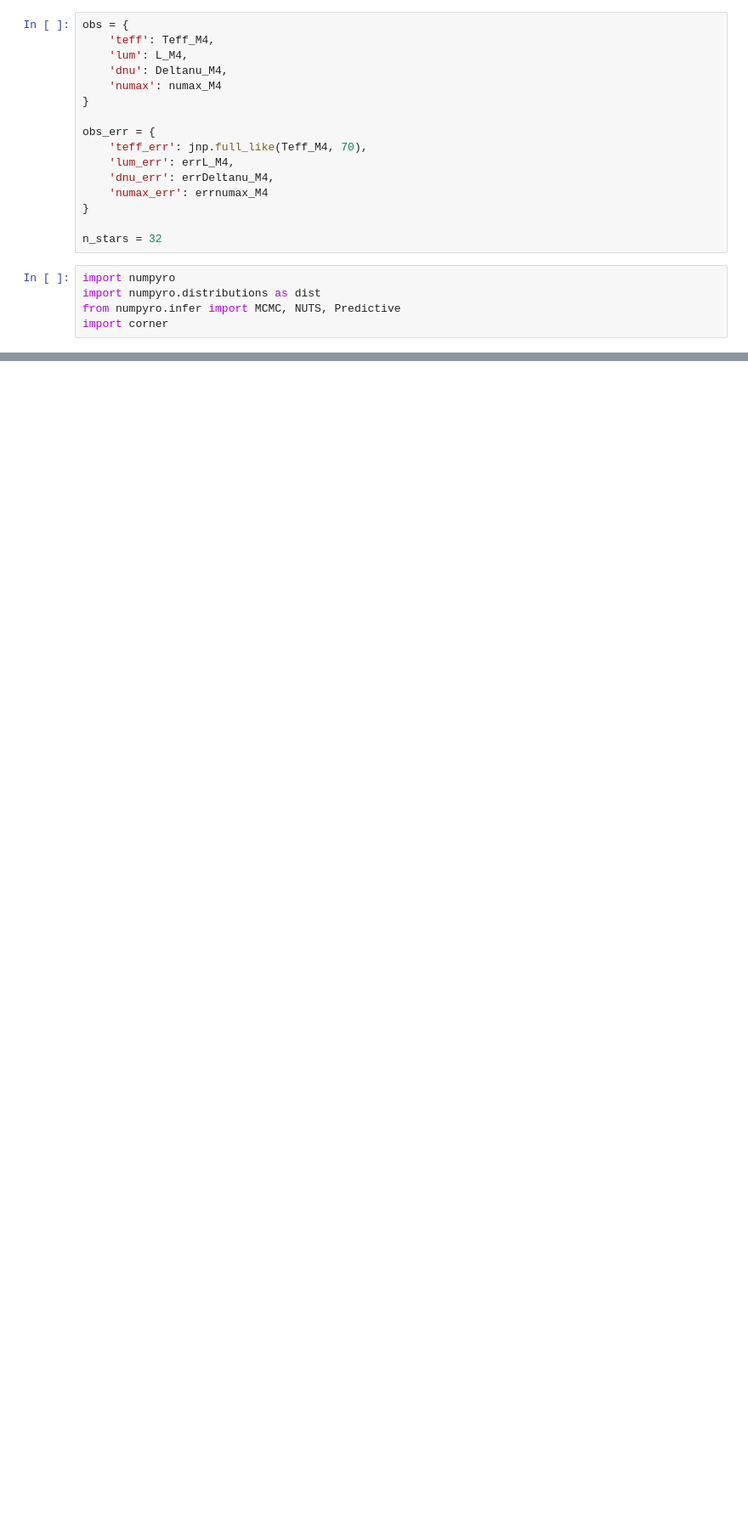
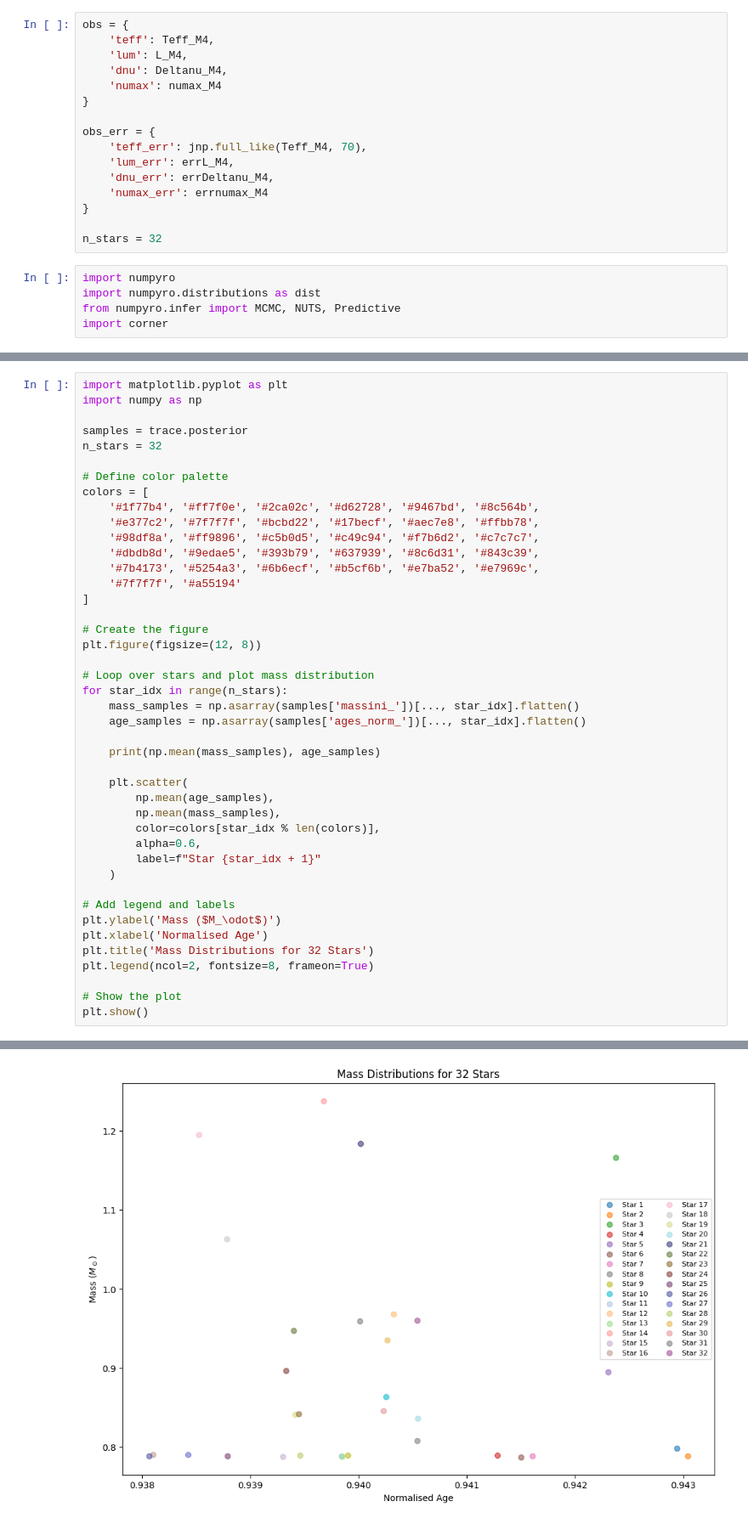
Before and after one commit to ruddock321/y4project, a Jupyter notebook: HBM stuff/Tensor flow model/Model test with tensorflow.ipynb, the cells around one changed output, grey strips where cells are left out. Shown at 85% size. Cells and saved outputs as stored; diff of their text form; blank space fills up the shorter version.

```diff
--- a/HBM stuff/Tensor flow model/Model test with tensorflow.ipynb
+++ b/HBM stuff/Tensor flow model/Model test with tensorflow.ipynb
@@ -749,0 +767,44 @@ ValueError: all the input array dimensions except for the concatenation axis mus
+# %%
+import matplotlib.pyplot as plt
+import numpy as np
+
+samples = trace.posterior
+n_stars = 32
+
+# Define color palette
+colors = [
+    '#1f77b4', '#ff7f0e', '#2ca02c', '#d62728', '#9467bd', '#8c564b',
+    '#e377c2', '#7f7f7f', '#bcbd22', '#17becf', '#aec7e8', '#ffbb78',
+    '#98df8a', '#ff9896', '#c5b0d5', '#c49c94', '#f7b6d2', '#c7c7c7',
+    '#dbdb8d', '#9edae5', '#393b79', '#637939', '#8c6d31', '#843c39',
+    '#7b4173', '#5254a3', '#6b6ecf', '#b5cf6b', '#e7ba52', '#e7969c',
+    '#7f7f7f', '#a55194'
+]
+
+# Create the figure
+plt.figure(figsize=(12, 8))
+
+# Loop over stars and plot mass distribution
+for star_idx in range(n_stars):
+    mass_samples = np.asarray(samples['massini_'])[..., star_idx].flatten()
+    age_samples = np.asarray(samples['ages_norm_'])[..., star_idx].flatten()
+
+    print(np.mean(mass_samples), age_samples)
+
+    plt.scatter(
+        np.mean(age_samples),
+        np.mean(mass_samples),
+        color=colors[star_idx % len(colors)],
+        alpha=0.6,
+        label=f"Star {star_idx + 1}"
+    )
+
+# Add legend and labels
+plt.ylabel('Mass ($M_\odot$)')
+plt.xlabel('Normalised Age')
+plt.title('Mass Distributions for 32 Stars')
+plt.legend(ncol=2, fontsize=8, frameon=True)
+
+# Show the plot
+plt.show()
+# %% [output]
@@ -749,0 +828 @@ ValueError: all the input array dimensions except for the concatenation axis mus
+[figure, added]
```
Also changed, not shown: parts of 7 cells of this notebook, 9 other files.
